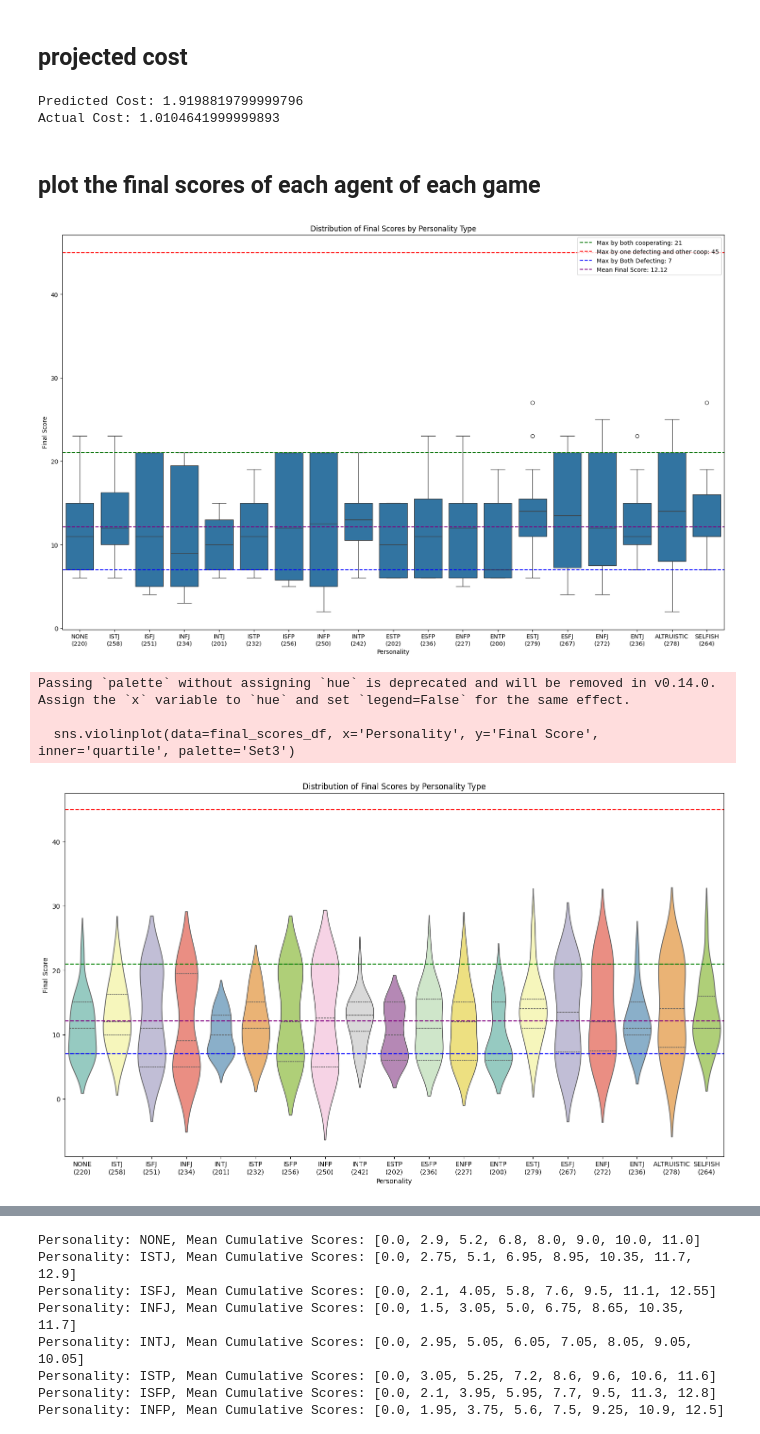
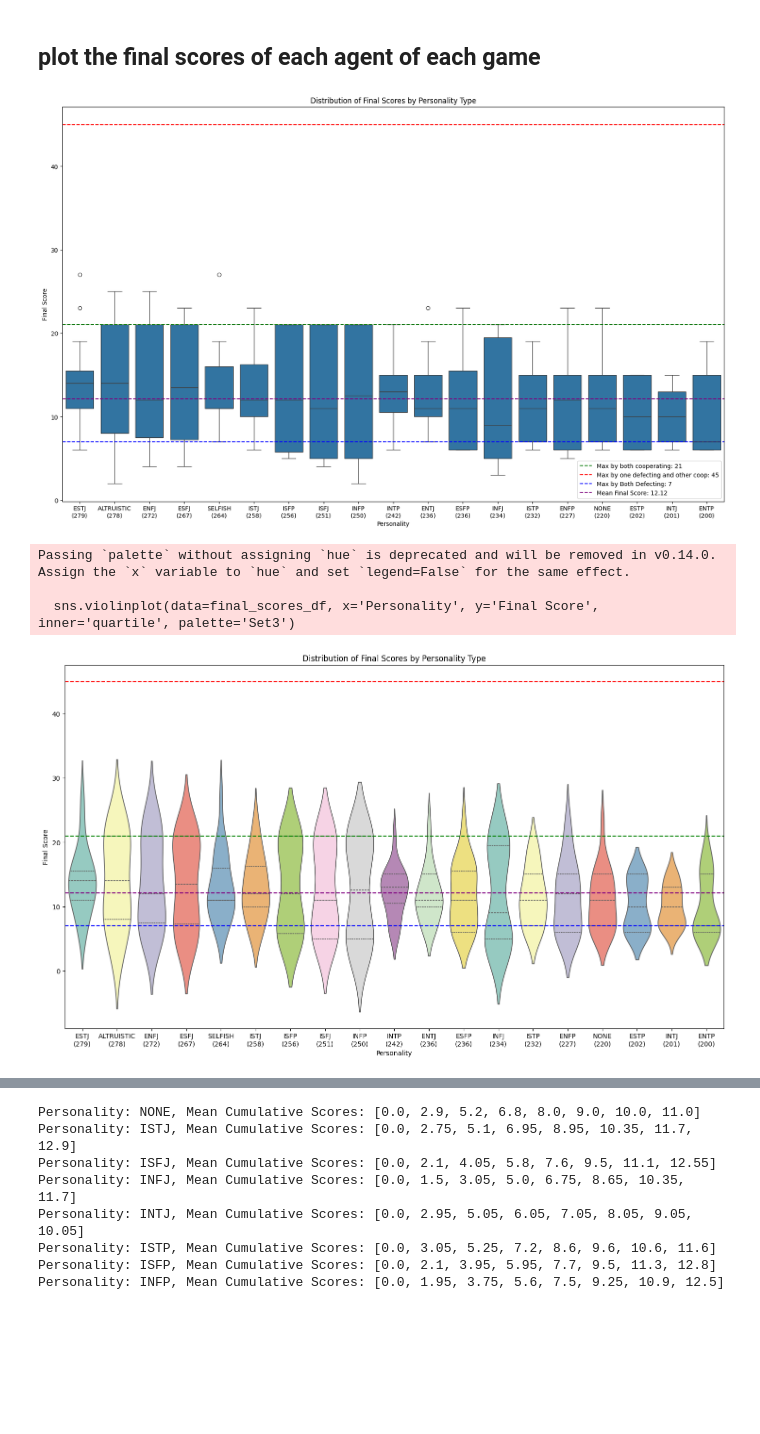
Before and after one commit to mathislindner/Multi-Agent-LLM-Game-Theory, a Jupyter notebook: plot_results.ipynb, the cells around one changed output, grey strips where cells are left out. Saved outputs shown, nothing was run; the diff lists cells and outputs as text; code cells hidden in the pictures; blank space fills up the shorter version.

```diff
--- a/plot_results.ipynb
+++ b/plot_results.ipynb
@@ -14,22 +15,19 @@ df = pd.read_csv(csv_path, converters={
 df['agent_1_cumulative_scores'] = df['agent_1_scores'].apply(lambda x: [0] + list(pd.Series(x).cumsum()))
 df['agent_2_cumulative_scores'] = df['agent_2_scores'].apply(lambda x: [0] + list(pd.Series(x).cumsum()))
 
+#parse as lists, something went wrong when saving the csv
+df['truthful_agent_1'] = df['truthful_agent_1'].apply(lambda x: ast.literal_eval(x) if isinstance(x, str) else x)
+df['truthful_agent_2'] = df['truthful_agent_2'].apply(lambda x: ast.literal_eval(x) if isinstance(x, str) else x)
+# Parse the actions as lists of strings
+df['agent_1_actions'] = df['agent_1_actions'].apply(lambda x: ast.literal_eval(x) if isinstance(x, str) else x)
+df['agent_2_actions'] = df['agent_2_actions'].apply(lambda x: ast.literal_eval(x) if isinstance(x, str) else x)
+df['agent_1_messages'] = df['agent_1_messages'].apply(lambda x: ast.literal_eval(x) if isinstance(x, str) else x)
+df['agent_2_messages'] = df['agent_2_messages'].apply(lambda x: ast.literal_eval(x) if isinstance(x, str) else x)
+df['intent_agent_1'] = df['intent_agent_1'].apply(lambda x: ast.literal_eval(x) if isinstance(x, str) else x)
+df['intent_agent_2'] = df['intent_agent_2'].apply(lambda x: ast.literal_eval(x) if isinstance(x, str) else x)
+
 # Calculate the average cost per round for each row
 df['cost_per_round'] = df['total_cost_USD'] / df['total_rounds']
-# %% [markdown]
-## projected cost
-# %%
-# Calculate the average cost per round across all rows
-average_cost_per_round = df['cost_per_round'].mean()
-
-# Calculate the predicted cost
-predicted_cost = average_cost_per_round * 7 * 19 * 19 #all types with all types  with 10 rounds
-actual_cost = df['total_cost_USD'].sum()
-print(f"Predicted Cost: {predicted_cost}")
-print(f"Actual Cost: {actual_cost}")
-# %% [output]
-Predicted Cost: 1.9198819799999796
-Actual Cost: 1.0104641999999893
 # %% [markdown]
 ## plot the final scores of each agent of each game
 # %%
@@ -45,7 +43,12 @@ mean_final_score = final_scores_df['Final Score'].mean()
 
 # Calculate total scores across all games for each personality
 total_scores = final_scores_df.groupby('Personality')['Final Score'].sum().reset_index()
+total_scores = total_scores.sort_values(by='Final Score', ascending=False)
 total_scores_dict = total_scores.set_index('Personality')['Final Score'].to_dict()
+
+# Sort final_scores_df by the total scores
+final_scores_df['Total Score'] = final_scores_df['Personality'].map(total_scores_dict)
+final_scores_df = final_scores_df.sort_values(by='Total Score', ascending=False).drop(columns=['Total Score'])
 
 # Plot the distribution of final scores by personality type using box plot
 plt.figure(figsize=(20, 12))
@@ -57,38 +60,38 @@ plt.axhline(y=mean_final_score, color='purple', linestyle='--', label=f'Mean Fin
 plt.legend()
 plt.title('Distribution of Final Scores by Personality Type')
 
 # Add total scores as x-tick labels
 xticks_labels = [f"{personality}\n({total_scores_dict[personality]})" for personality in final_scores_df['Personality'].unique()]
 plt.xticks(ticks=range(len(xticks_labels)), labels=xticks_labels)
 
 plt.xlabel('Personality')
 plt.ylabel('Final Score')
 plt.show()
 
 # Plot the distribution of final scores by personality type using violin plot
 plt.figure(figsize=(18, 10))
 sns.violinplot(data=final_scores_df, x='Personality', y='Final Score', inner='quartile', palette='Set3')
 plt.title('Distribution of Final Scores by Personality Type')
 
 # Add total scores as x-tick labels
 xticks_labels = [f"{personality}\n({total_scores_dict[personality]})" for personality in final_scores_df['Personality'].unique()]
 plt.xticks(ticks=range(len(xticks_labels)), labels=xticks_labels)
 
 #add lines
 plt.axhline(y=21, color='g', linestyle='--', label='Max by both cooperating: 21')
 plt.axhline(y=45, color='r', linestyle='--', label='Max by one defecting and other coop: 45')
 plt.axhline(y=7, color='b', linestyle='--', label='Max by Both Defecting: 7')
 plt.axhline(y=mean_final_score, color='purple', linestyle='--', label=f'Mean Final Score: {mean_final_score:.2f}')
 
 plt.xlabel('Personality')
 plt.ylabel('Final Score')
 plt.show()
 # %% [output]
-[figure, old version]
+[figure, new version]
 Passing `palette` without assigning `hue` is deprecated and will be removed in v0.14.0. Assign the `x` variable to `hue` and set `legend=False` for the same effect.
 
   sns.violinplot(data=final_scores_df, x='Personality', y='Final Score', inner='quartile', palette='Set3')
-[figure, old version]
+[figure, new version]
 # %%
 # Filter out the control groups
 filtered_df = final_scores_df[~final_scores_df['Personality'].isin(['NONE', 'ALTRUISTIC', 'SELFISH'])]
```
Also changed, not shown: parts of 14 cells of this notebook.
